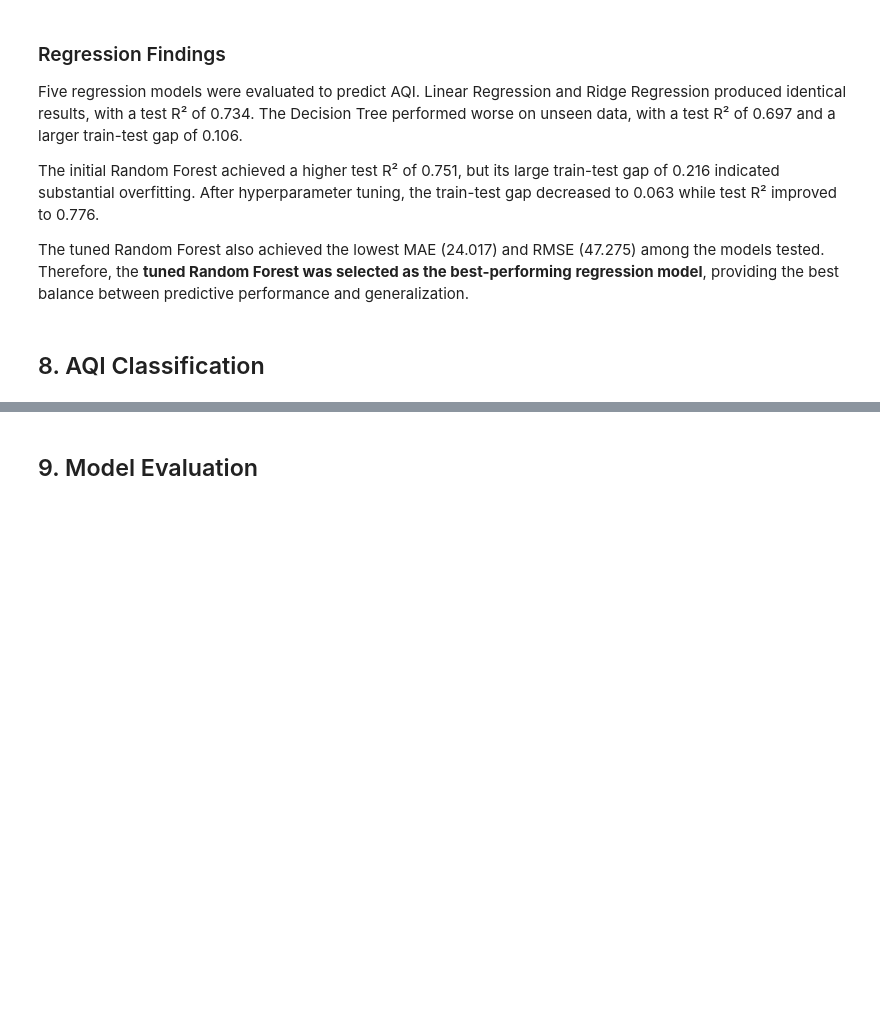
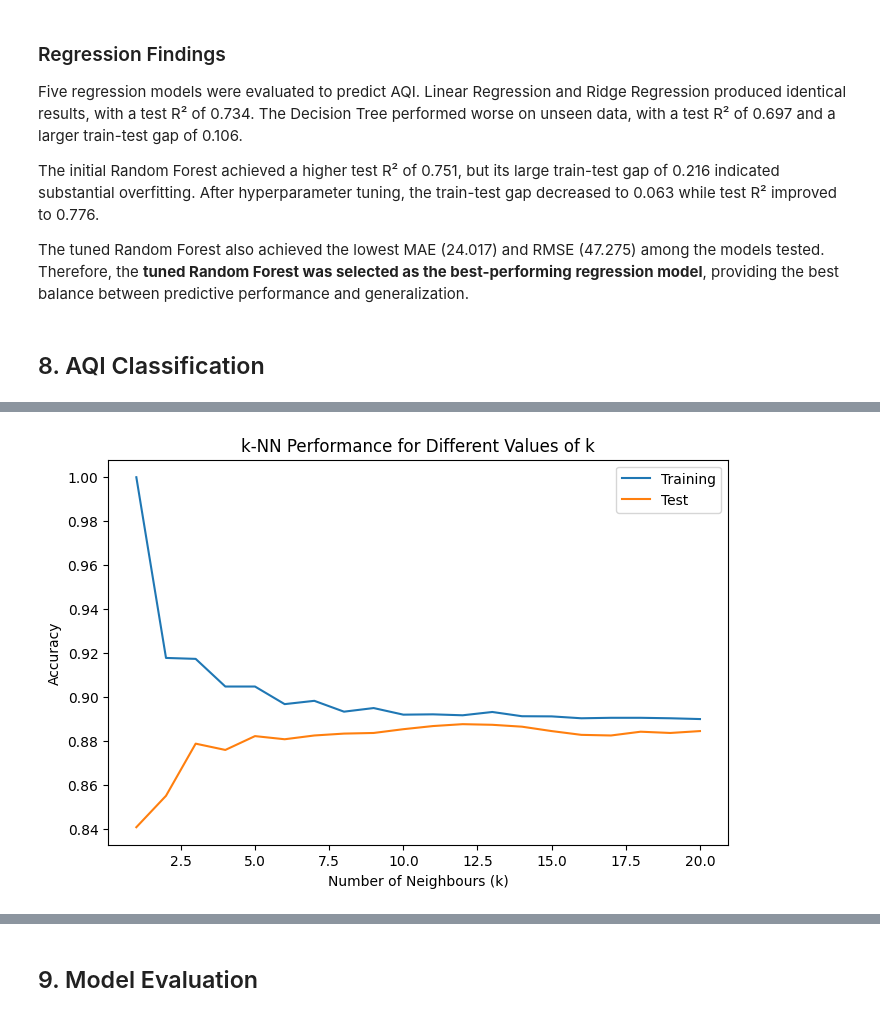
Before and after one commit to shefali-walia/india-air-quality-analysis, a Jupyter notebook: India_Air_Quality_Analysis.ipynb, the cells around one changed output, grey strips where cells are left out. Drawn from its saved outputs; the diff is of its cells as text; code cells hidden in the pictures; blank space fills up the shorter version.

Commit message:
Add AQI Classification Models

```diff
--- a/India_Air_Quality_Analysis.ipynb
+++ b/India_Air_Quality_Analysis.ipynb
@@ -1334,0 +1590,18 @@ The tuned Random Forest also achieved the lowest MAE (24.017) and RMSE (47.275)
+# %%
+from sklearn.tree import DecisionTreeClassifier
+
+tree = DecisionTreeClassifier(
+    criterion='entropy',
+    max_depth=5,
+    random_state=0
+)
+
+tree.fit(X_train, y_train)
+
+y_pred_tree = tree.predict(X_test)
+
+print(f"Training accuracy: {tree.score(X_train, y_train):.3f}")
+print(f"Test accuracy: {tree.score(X_test, y_test):.3f}")
+
+print("\nClassification Report:")
+print(classification_report(y_test, y_pred_tree))
@@ -1334,0 +1645,26 @@ The tuned Random Forest also achieved the lowest MAE (24.017) and RMSE (47.275)
+# %%
+from sklearn.neighbors import KNeighborsClassifier
+
+training_accuracy = []
+test_accuracy = []
+
+for k in range(1, 21):
+    knn = KNeighborsClassifier(n_neighbors=k)
+
+    knn.fit(X_train_std, y_train)
+
+    training_accuracy.append(knn.score(X_train_std, y_train))
+    test_accuracy.append(knn.score(X_test_std, y_test))
+# %%
+plt.figure(figsize=(8, 5))
+
+plt.plot(range(1, 21), training_accuracy, label='Training')
+plt.plot(range(1, 21), test_accuracy, label='Test')
+
+plt.xlabel('Number of Neighbours (k)')
+plt.ylabel('Accuracy')
+plt.title('k-NN Performance for Different Values of k')
+plt.legend()
+plt.show()
+# %% [output]
+[figure, added]
```
Also changed, not shown: parts of 23 cells of this notebook.
